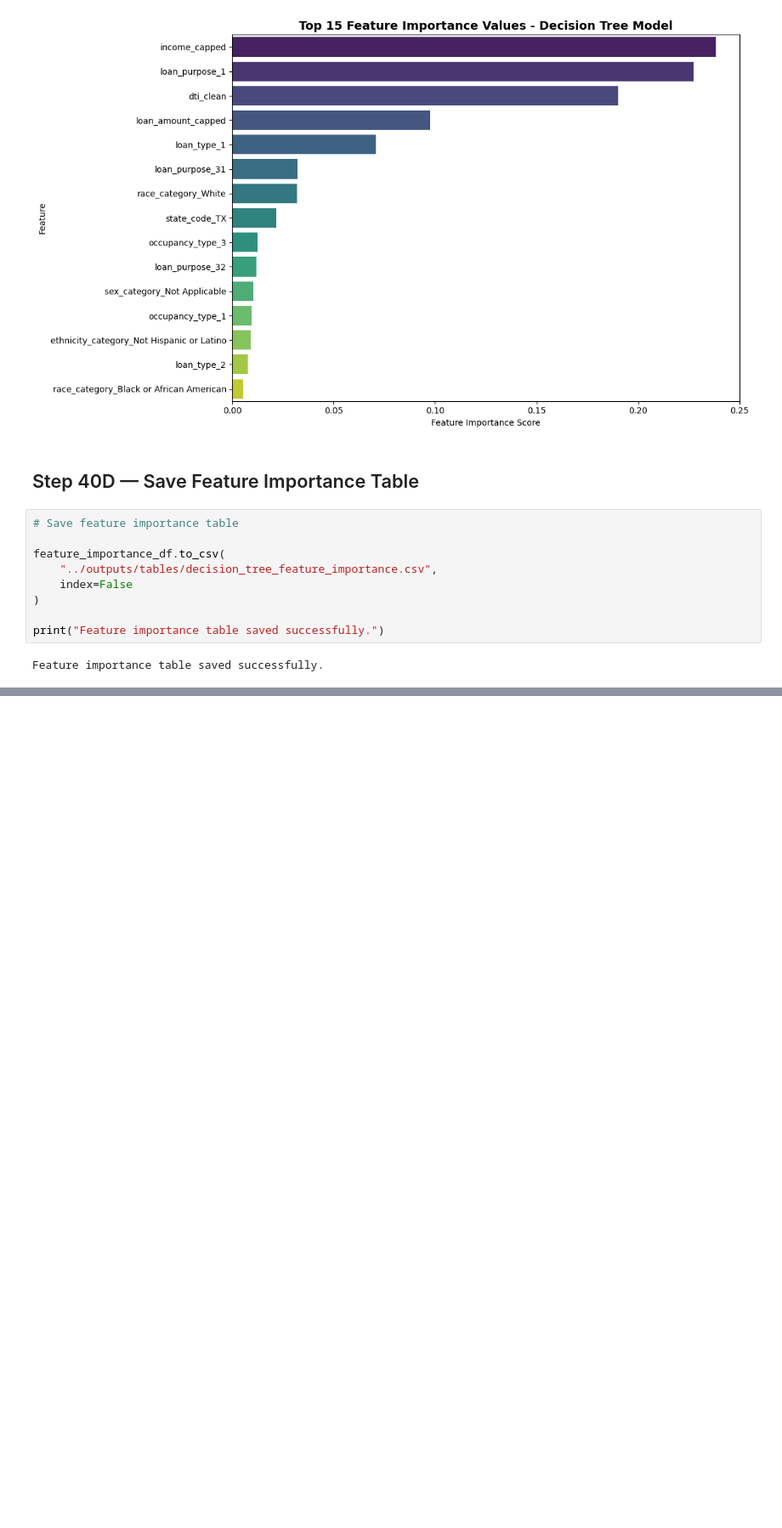
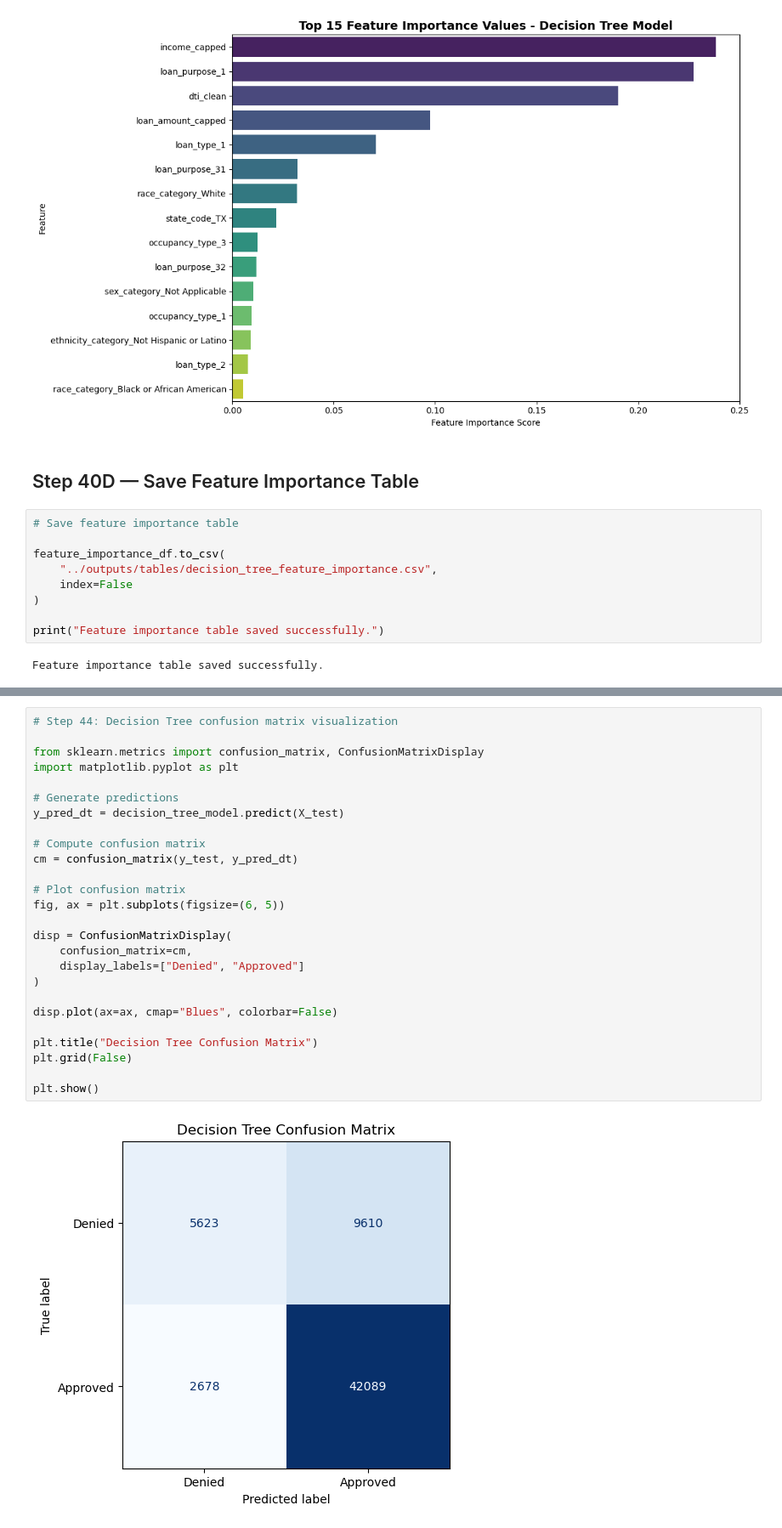
Before and after one commit to Shivashankar-Chari/hmda-capstone-analysis, a Jupyter notebook: 01_data_understanding_details.ipynb, the cells around one changed output, grey strips where cells are left out. Shown at 85% size. Saved outputs shown, nothing was run; the diff lists cells and outputs as text; blank space fills up the shorter version.

```diff
--- a/01_data_understanding_details.ipynb
+++ b/01_data_understanding_details.ipynb
@@ -3259,0 +3522,28 @@ this aligns BEAUTIFULLY with project title.
+# %%
+# Step 44: Decision Tree confusion matrix visualization
+
+from sklearn.metrics import confusion_matrix, ConfusionMatrixDisplay
+import matplotlib.pyplot as plt
+
+# Generate predictions
+y_pred_dt = decision_tree_model.predict(X_test)
+
+# Compute confusion matrix
+cm = confusion_matrix(y_test, y_pred_dt)
+
+# Plot confusion matrix
+fig, ax = plt.subplots(figsize=(6, 5))
+
+disp = ConfusionMatrixDisplay(
+    confusion_matrix=cm,
+    display_labels=["Denied", "Approved"]
+)
+
+disp.plot(ax=ax, cmap="Blues", colorbar=False)
+
+plt.title("Decision Tree Confusion Matrix")
+plt.grid(False)
+
+plt.show()
+# %% [output]
+[figure, added]
```
Also changed, not shown: parts of 27 cells of this notebook.
